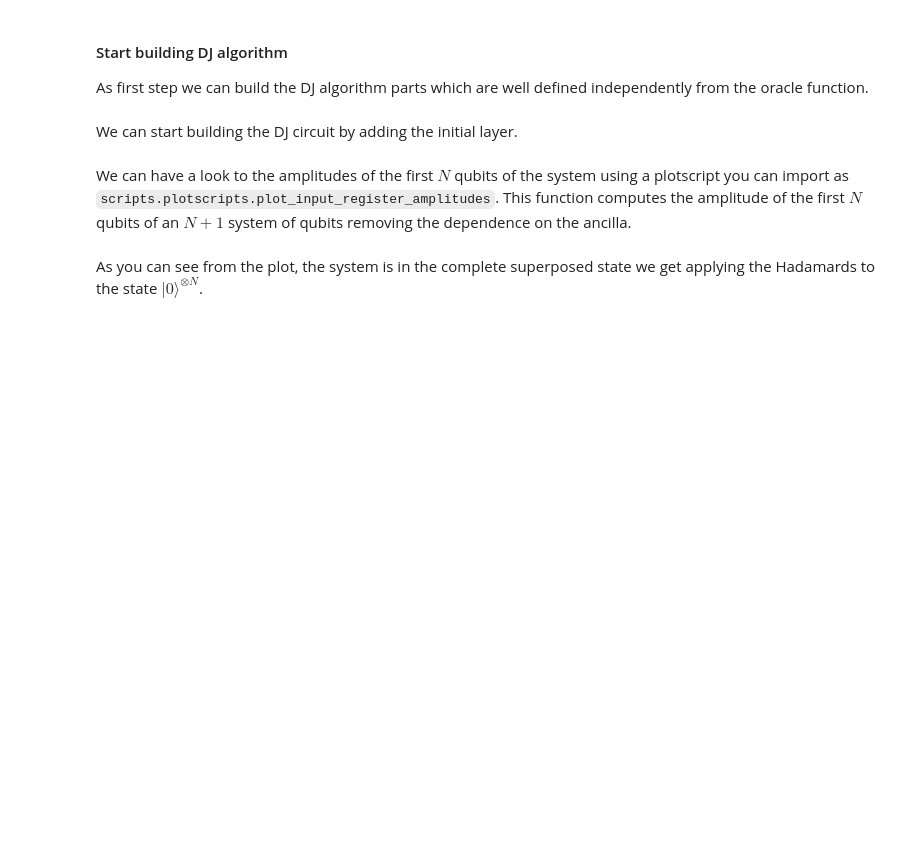
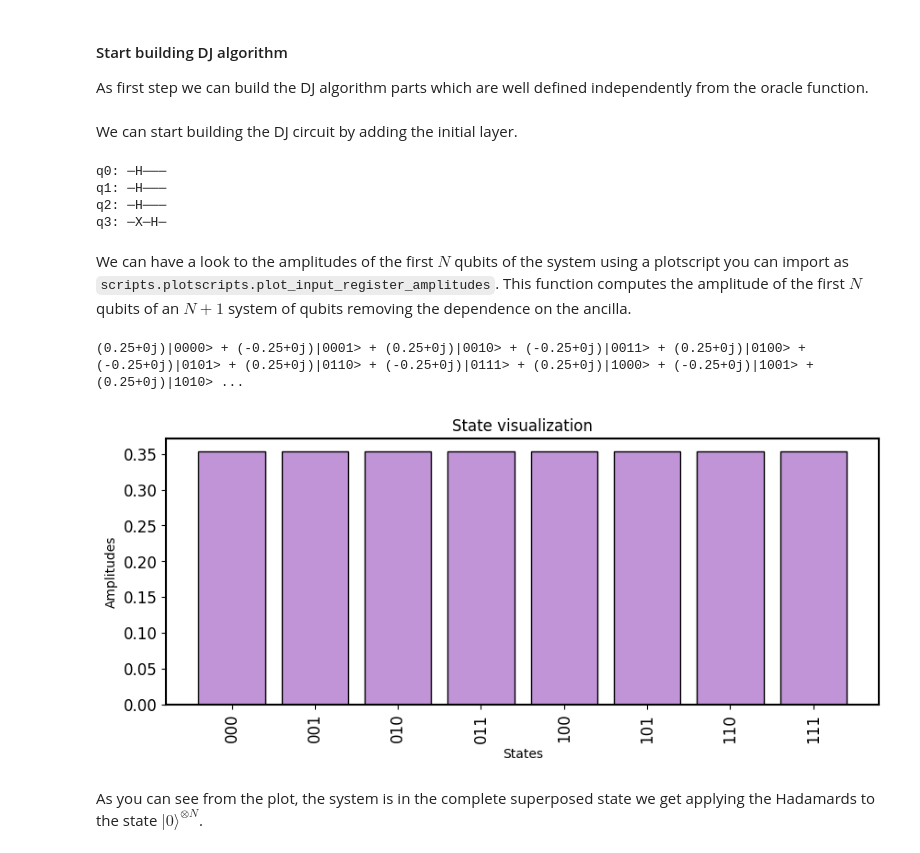
Before and after one commit to qiboteam/qiboedu, a Jupyter notebook: notebooks/Lecture3.ipynb, the cells around one changed output. Cells and saved outputs as stored; diff of their text form; code cells hidden in the pictures; blank space fills up the shorter version.

Commit message:
upload deutsch-josza (extra) notebook

```diff
--- a/notebooks/Lecture3.ipynb
+++ b/notebooks/Lecture3.ipynb
@@ -53,22 +59,57 @@ At this point, we apply the following steps:
 As first step we can build the DJ algorithm parts which are well defined independently from the oracle function.
 # %%
 # set the number of qubits (for example 3)
+nqubits = 3
 # %%
 # we will build the whole circuit as sum of: state preparation + oracle + final hadamards and measurements
 
 # initial layer
+def build_initial_layer(n):
+    """Build Deutsch-Josza superposition layer."""
+    # n+1 qubits circuit
+    c = Circuit(n+1)
+    # prepare |0>|0> ... |1> and then superposition
+    c.add(gates.X(n))
+    for q in range(n+1):
+        c.add(gates.H(q=q))
+    return c
 
 # final layer
+def build_final_layer(n):
+    """Final layer of the Deutsch-Josza circuit."""
+    # n+1 qubits circuit
+    c = Circuit(n+1)
+    # superposition for the input register
+    for q in range(n):
+        c.add(gates.H(q=q))
+    # measurements over the input register
+    c.add(gates.M(*range(n)))
+    return c
 # %% [markdown]
 We can start building the DJ circuit by adding the initial layer.
 # %%
 # build the initial layer and draw the circuit
+c = build_initial_layer(n=nqubits)
+
+print(c.draw())
+# %% [output]
+q0: ─H───
+q1: ─H───
+q2: ─H───
+q3: ─X─H─
 # %% [markdown]
 We can have a look to the amplitudes of the first $N$ qubits of the system using a plotscript you can import as `scripts.plotscripts.plot_input_register_amplitudes`. This function computes the amplitude of the first $N$ qubits of an $N+1$ system of qubits removing the dependence on the ancilla.
 # %%
 # to plot the amplitudes we need to save the qibo state object
+outcome = c()
+
+print(outcome)
 
 # then we can call plot_input_register_amplitudes
+plot_input_register_amplitudes(outcome.state())
+# %% [output]
+(0.25+0j)|0000> + (-0.25+0j)|0001> + (0.25+0j)|0010> + (-0.25+0j)|0011> + (0.25+0j)|0100> + (-0.25+0j)|0101> + (0.25+0j)|0110> + (-0.25+0j)|0111> + (0.25+0j)|1000> + (-0.25+0j)|1001> + (0.25+0j)|1010> ...
+[figure, added]
 # %% [markdown]
 As you can see from the plot, the system is in the complete superposed state we get applying the Hadamards to the state $|0\rangle^{\otimes N}$.
 # %% [markdown]
```
Also changed, not shown: parts of 18 cells of this notebook.
